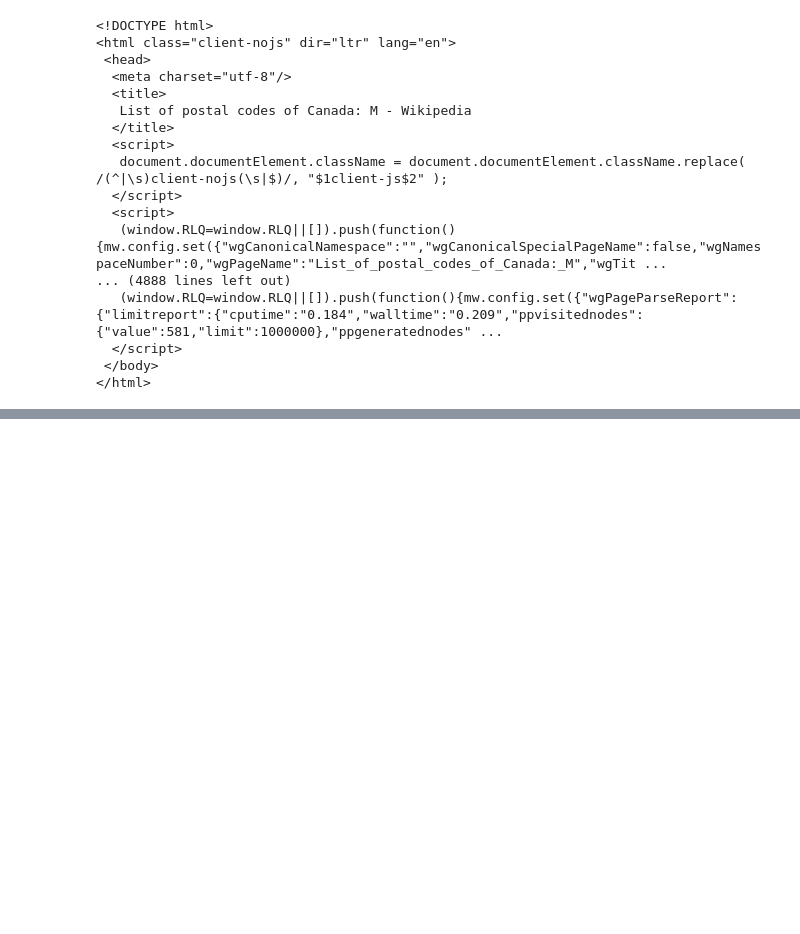
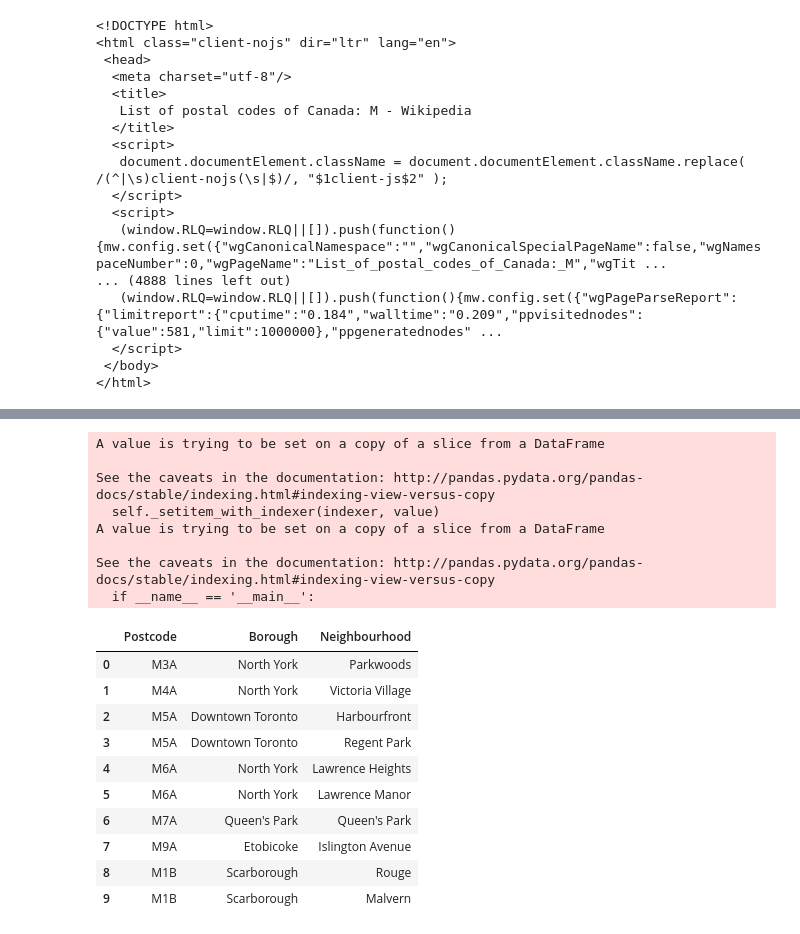
Before and after one commit to rajpootindustries/Coursera_Capstone, a Jupyter notebook: CapstoneWeek3.ipynb, the cells around one changed output, grey strips where cells are left out. Saved outputs shown, nothing was run; the diff lists cells and outputs as text; code cells hidden in the pictures; blank space fills up the shorter version.

```diff
--- a/CapstoneWeek3.ipynb
+++ b/CapstoneWeek3.ipynb
@@ -52,0 +48,23 @@ for My_table in My_table:
+# %%
+df1.loc[df1['Neighbourhood'] == 'Not assigned', 'Neighbourhood'] = df1.Borough
+df1.head(10)
+# %% [output]
+A value is trying to be set on a copy of a slice from a DataFrame
+
+See the caveats in the documentation: http://pandas.pydata.org/pandas-docs/stable/indexing.html#indexing-view-versus-copy
+  self._setitem_with_indexer(indexer, value)
+A value is trying to be set on a copy of a slice from a DataFrame
+
+See the caveats in the documentation: http://pandas.pydata.org/pandas-docs/stable/indexing.html#indexing-view-versus-copy
+  if __name__ == '__main__':
+|  | Postcode | Borough | Neighbourhood |
+| 0 | M3A | North York | Parkwoods |
+| 1 | M4A | North York | Victoria Village |
+| 2 | M5A | Downtown Toronto | Harbourfront |
+| 3 | M5A | Downtown Toronto | Regent Park |
+| 4 | M6A | North York | Lawrence Heights |
+| 5 | M6A | North York | Lawrence Manor |
+| 6 | M7A | Queen's Park | Queen's Park |
+| 7 | M9A | Etobicoke | Islington Avenue |
+| 8 | M1B | Scarborough | Rouge |
+| 9 | M1B | Scarborough | Malvern |
```
Also changed, not shown: parts of 9 cells of this notebook.
